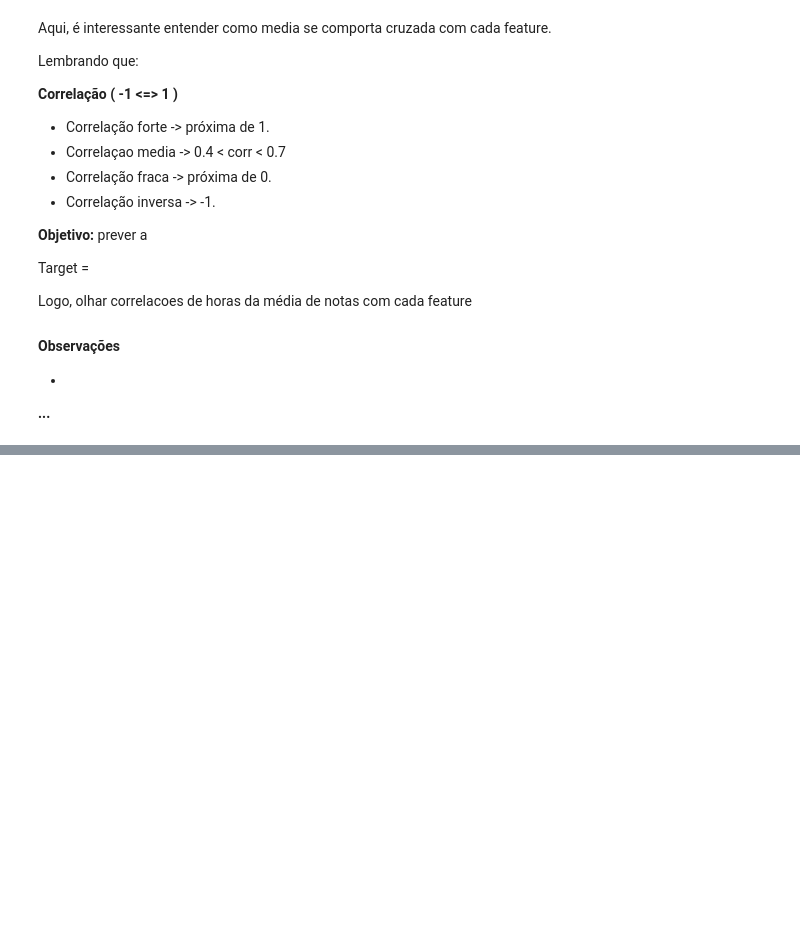
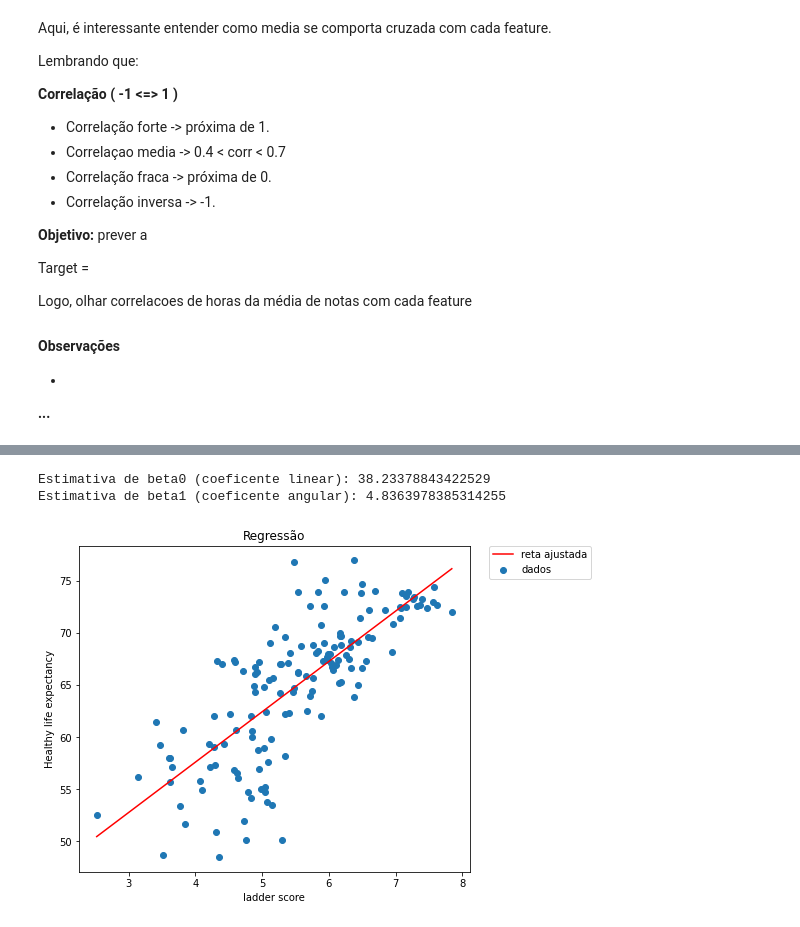
Before and after one commit to ericbarbosa-creator/Projeto2_Ciencia_Dados, a Jupyter notebook: P2_Media_Felicidade.ipynb, the cells around one changed output, grey strips where cells are left out. Drawn from its saved outputs; the diff is of its cells as text; code cells hidden in the pictures; blank space fills up the shorter version.

Commit message:
Update P2_Media_Felicidade.ipynb
target definido e regressão feita

```diff
--- a/P2_Media_Felicidade.ipynb
+++ b/P2_Media_Felicidade.ipynb
@@ -216,0 +221,15 @@ Logo, olhar correlacoes de horas da média de notas com cada feature
+# %%
+x_dados = df['Ladder score'] # Definindo parâmetro de vida como explicativa
+y_dados = df['Healthy life expectancy']    # Definindo expectativa de saúde como resposta
+
+# Matriz de 1s e valores de x_dados
+X_dados = sm.add_constant(x_dados) # Adiciona coluna de 1s para estimar intercepto junto com a coluna de x (dados)
+# %%
+# Define o modelo
+model = sm.OLS(y_dados, X_dados)
+
+# Faz o ajuste
+results = model.fit()
+
+# Mostra os resultados
+results.summary()
@@ -216,0 +256,25 @@ Logo, olhar correlacoes de horas da média de notas com cada feature
+# %%
+beta0 = results.params['const']
+beta1 = results.params['Ladder score']
+
+print("Estimativa de beta0 (coeficente linear): {0}".format(beta0))
+print("Estimativa de beta1 (coeficente angular): {0}".format(beta1))
+# %% [output]
+Estimativa de beta0 (coeficente linear): 38.23378843422529
+Estimativa de beta1 (coeficente angular): 4.8363978385314255
+# %%
+import numpy as np
+x_vec = np.linspace(x_dados.min(), x_dados.max(), 500)
+X_vec = sm.add_constant(x_vec) # Matriz com 1a e coluna de vetor de valores de acordo com amplitude de x_dados
+y_vec = results.predict(X_vec)
+
+plt.figure(figsize=(7,6))
+plt.plot(x_vec, y_vec, color="r") # resultados da regressão
+plt.scatter(x_dados, y_dados); # dados
+plt.title("Regressão")
+plt.xlabel("ladder score")
+plt.ylabel("Healthy life expectancy")
+plt.legend(('reta ajustada','dados'), bbox_to_anchor=(1.05, 1), borderaxespad=0.)
+plt.show()
+# %% [output]
+[figure, added]
```
Also changed, not shown: parts of 5 cells of this notebook.
